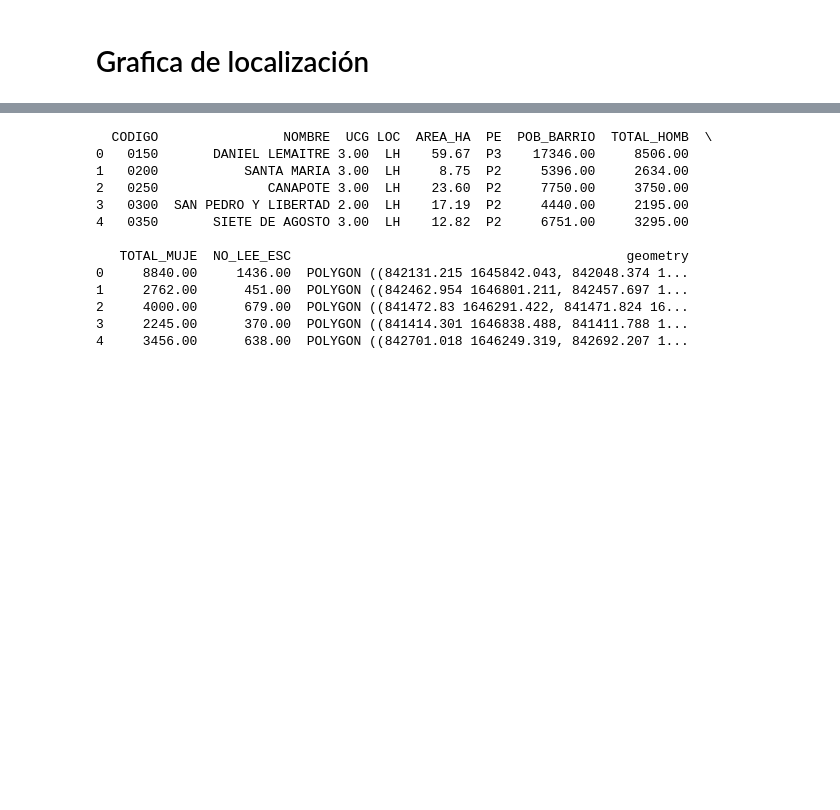
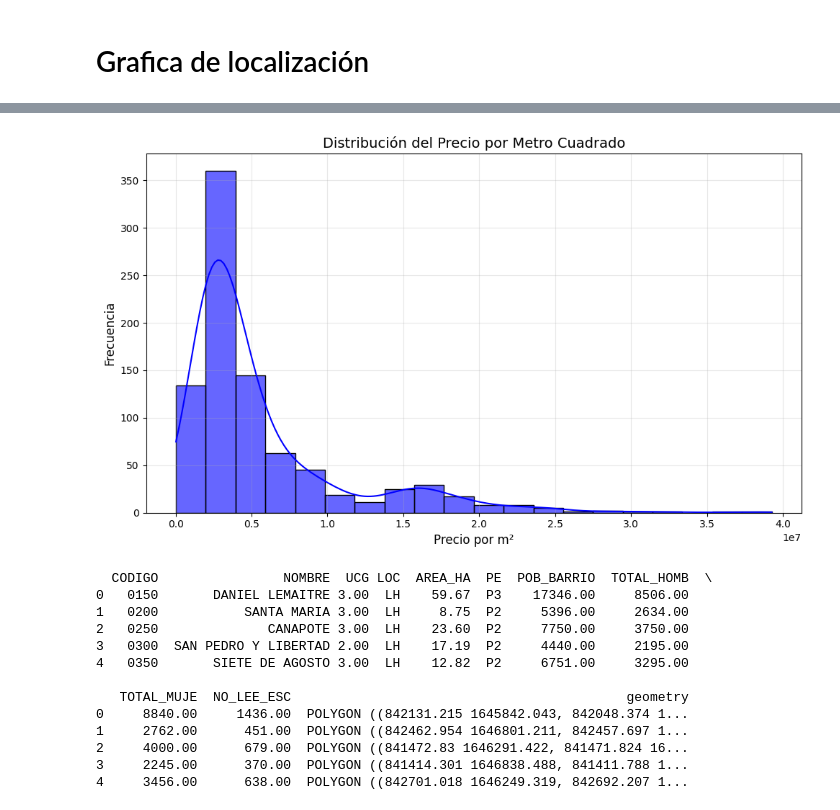
Before and after one commit to randher1/proyecto-analisis-de-datos, a Jupyter notebook: Scripts/exploration.ipynb, the cells around one changed output, grey strips where cells are left out. Drawn from its saved outputs; the diff is of its cells as text; code cells hidden in the pictures; blank space fills up the shorter version.

```diff
--- a/Scripts/exploration.ipynb
+++ b/Scripts/exploration.ipynb
@@ -61,0 +109,15 @@ plt.show()
+# %%
+# Calculo del valor promedio de metro cuadrado por barrio
+
+# Precio por metro cuadrado
+df['precio_m2'] = df['precio'] / df['metros_construidos']
+
+# Agrupar por barrio y calcular el promedio del precio por metro cuadrado
+promedio_m2_por_barrio = df.groupby('localizacion')['precio_m2'].mean().reset_index()
+
+# Ordenar de mayor a menor según el precio por metro cuadrado
+promedio_m2_por_barrio = promedio_m2_por_barrio.sort_values(by='precio_m2', ascending=False)
+
+
+# Mostrar el resultado
+promedio_m2_por_barrio.head(5)
@@ -62,3 +155,17 @@ plt.show()
+# %%
+# Crear el histograma usando Seaborn
+plt.figure(figsize=(10, 6))
+sns.histplot(df['precio_m2'], bins=20, kde=True, color='blue', alpha=0.6)
+
+# Etiquetas y título
+plt.title('Distribución del Precio por Metro Cuadrado', fontsize=14)
+plt.xlabel('Precio por m²', fontsize=12)
+plt.ylabel('Frecuencia', fontsize=12)
+plt.grid(alpha=0.3)
+plt.tight_layout()
+plt.show()
+# %% [output]
+[figure, added]
 # %%
 # Lee el archivo .shp
 gdf = gpd.read_file('../Data/shapefiles/Barrios/Barrios.shp')
```
Also changed, not shown: parts of 10 cells of this notebook, 8 other files.
